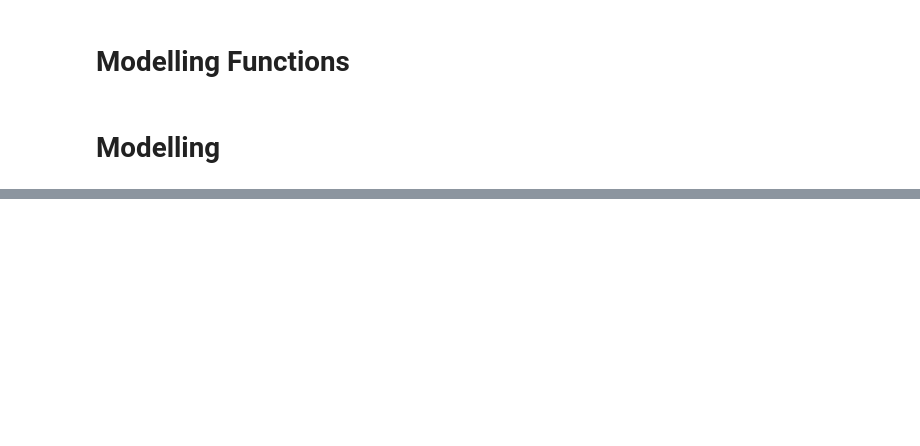
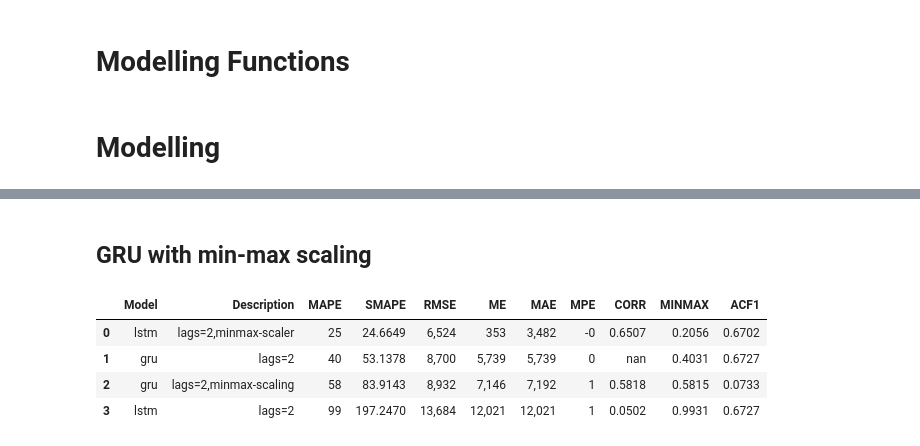
Before and after one commit to bhishanpdl/Project_Web_Traffic_Timeseries_Forecasting, a Jupyter notebook: notebooks/h01_timeseries_modelling_deep_learning.ipynb, the cells around one changed output, grey strips where cells are left out. Saved outputs shown, nothing was run; the diff lists cells and outputs as text; code cells hidden in the pictures; blank space fills up the shorter version.

```diff
--- a/notebooks/h01_timeseries_modelling_deep_learning.ipynb
+++ b/notebooks/h01_timeseries_modelling_deep_learning.ipynb
@@ -689,0 +553,5 @@ Test SMAPE: 88.42
+# %%
+ts = df['visits'].astype(np.float32)
+
+ts.index = pd.to_datetime(ts.index,format='%Y-%m-%d')
+ts.head()
@@ -689,0 +632,14 @@ Test SMAPE: 88.42
+# %% [markdown]
+## GRU with min-max scaling
+# %%
+%%time
+res = run_model(model_gru,'gru','lags=2,minmax-scaling',params_gru,scaler=scaler,
+                ts=ts,
+                df_eval=df_eval,show=True)
+df_eval = res['df_eval']
+# %% [output]
+|  | Model | Description | MAPE | SMAPE | RMSE | ME | MAE | MPE | CORR | MINMAX | ACF1 |
+| 0 | lstm | lags=2,minmax-scaler | 25 | 24.6649 | 6,524 | 353 | 3,482 | -0 | 0.6507 | 0.2056 | 0.6702 |
+| 1 | gru | lags=2 | 40 | 53.1378 | 8,700 | 5,739 | 5,739 | 0 | nan | 0.4031 | 0.6727 |
+| 2 | gru | lags=2,minmax-scaling | 58 | 83.9143 | 8,932 | 7,146 | 7,192 | 1 | 0.5818 | 0.5815 | 0.0733 |
+| 3 | lstm | lags=2 | 99 | 197.2470 | 13,684 | 12,021 | 12,021 | 1 | 0.0502 | 0.9931 | 0.6727 |
```
Also changed, not shown: parts of 31 cells of this notebook, 39 other files.
